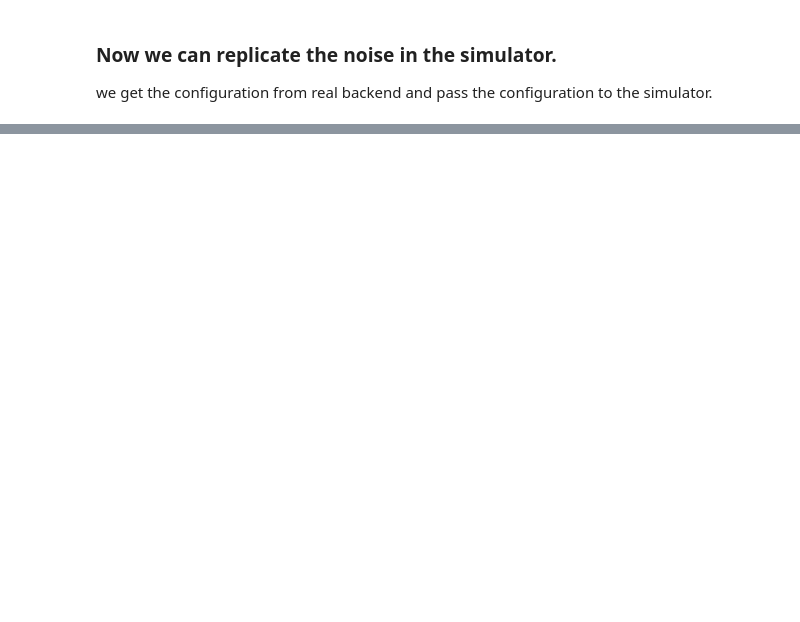
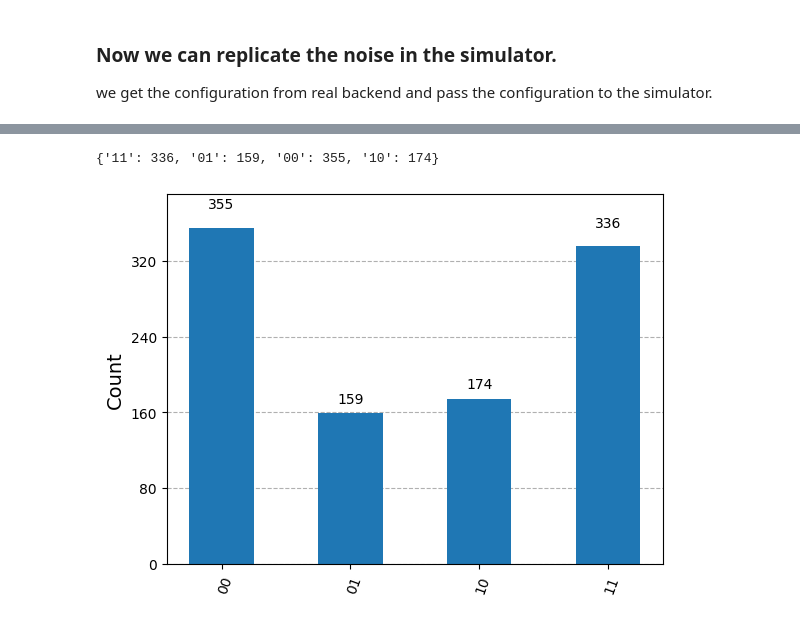
Before and after one commit to dipankardas011/Quantum-Coding, a Jupyter notebook: noise-models.ipynb, the cells around one changed output, grey strips where cells are left out. Cells and saved outputs as stored; diff of their text form; code cells hidden in the pictures; blank space fills up the shorter version.

```diff
--- a/noise-models.ipynb
+++ b/noise-models.ipynb
@@ -70,0 +161,4 @@ qvis.plot_histogram(res.get_counts())
+# %%
+n_m = NoiseModel()
+n_m.add_all_qubit_quantum_error(single_error, ['u2'])
+n_m.add_all_qubit_quantum_error(multi_error, ['cx'])
@@ -70,0 +182,10 @@ qvis.plot_histogram(res.get_counts())
+# %%
+# probability of 0 given 1 as 0.7 and probability of 1 given 0 as 0.2
+p0_1 = 0.7
+p1_0 = 0.3
+
+p0 = 1 - p0_1
+p1 = 1 - p1_0
+readout_error = ReadoutError([[p0_1, p1_0], [p0, p1]])
+n_m.add_readout_error(readout_error, [0])
+print(n_m)
@@ -70,0 +199,6 @@ qvis.plot_histogram(res.get_counts())
+# %%
+qc_error = QuantumCircuit(2,2)
+qc_error.h(0)
+qc_error.cx(0,1)
+qc_error.measure(range(2), range(2))
+qc_error.draw()
@@ -70,0 +213,10 @@ qvis.plot_histogram(res.get_counts())
+# %%
+res = QasmSimulator().run(qc_error, basis_gates=n_m.basis_gates, noise_model=n_m).result()
+# %%
+res.get_counts()
+# %% [output]
+{'11': 336, '01': 159, '00': 355, '10': 174}
+# %%
+qvis.plot_histogram(res.get_counts())
+# %% [output]
+[figure, added]
```
Also changed, not shown: parts of 17 cells of this notebook.
